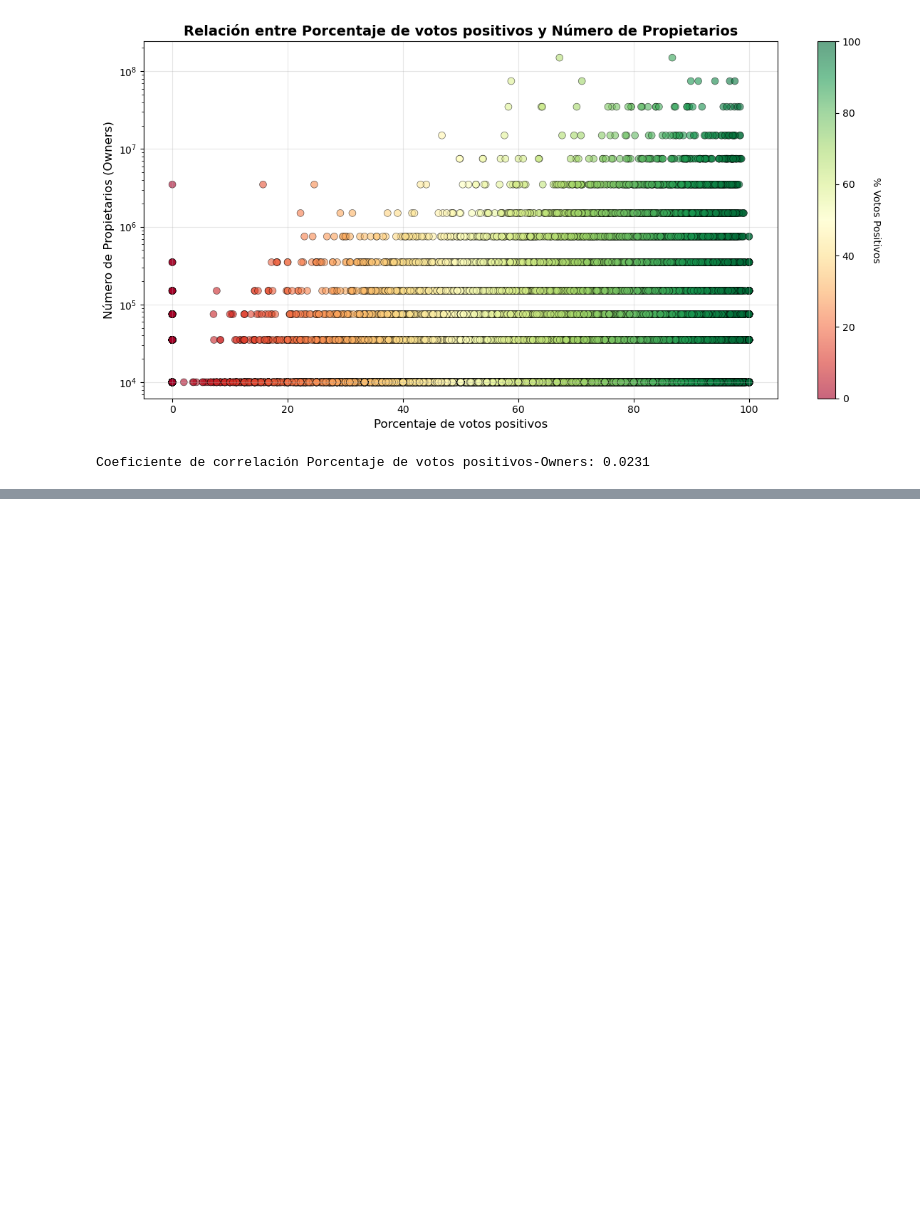
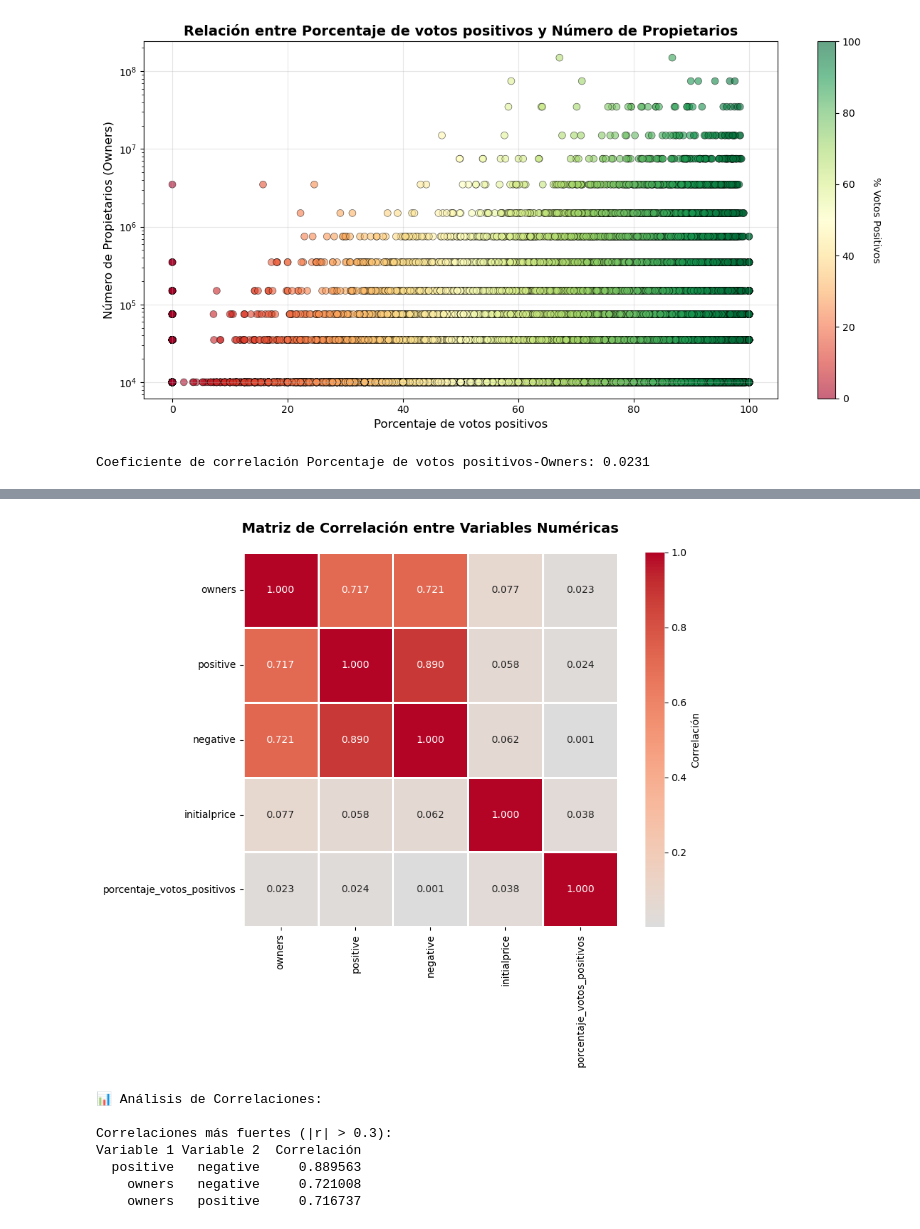
Before and after one commit to MetalMaxALIZ/Proyecto, a Jupyter notebook: notebooks_and_scripts/Analysis.ipynb, the cells around one changed output, grey strips where cells are left out. Saved outputs shown, nothing was run; the diff lists cells and outputs as text; code cells hidden in the pictures; blank space fills up the shorter version.

```diff
--- a/notebooks_and_scripts/Analysis.ipynb
+++ b/notebooks_and_scripts/Analysis.ipynb
@@ -512,0 +545,51 @@ Coeficiente de correlación Porcentaje de votos positivos-Owners: 0.0231
+# %%
+# GRÁFICA 8: Matriz de Correlación entre Variables Numéricas
+# Ver cómo se relacionan todas las variables
+
+import seaborn as sns
+
+# Seleccionar solo columnas numéricas relevantes
+columnas_numericas = ['owners', 'positive', 'negative', 'initialprice', 'porcentaje_votos_positivos']
+df_correlaciones = df_combinado_final[columnas_numericas].corr()
+
+plt.figure(figsize=(10, 8))
+sns.heatmap(df_correlaciones,
+            annot=True,
+            fmt='.3f',
+            cmap='coolwarm',
+            center=0,
+            square=True,
+            linewidths=1,
+            cbar_kws={'label': 'Correlación'})
+plt.title('Matriz de Correlación entre Variables Numéricas', fontsize=14, fontweight='bold', pad=20)
+plt.tight_layout()
+plt.show()
+
+print("\n📊 Análisis de Correlaciones:")
+print("\nCorrelaciones más fuertes (|r| > 0.3):")
+# Obtener pares de correlaciones ordenadas
+correlaciones_lista = []
+for i in range(len(df_correlaciones.columns)):
+    for j in range(i+1, len(df_correlaciones.columns)):
+        corr_val = df_correlaciones.iloc[i, j]
+        if abs(corr_val) > 0.3:
+            correlaciones_lista.append({
+                'Variable 1': df_correlaciones.columns[i],
+                'Variable 2': df_correlaciones.columns[j],
+                'Correlación': corr_val
+            })
+
+if correlaciones_lista:
+    df_corr_sorted = pd.DataFrame(correlaciones_lista).sort_values('Correlación', key=abs, ascending=False)
+    print(df_corr_sorted.to_string(index=False))
+else:
+    print("No se encontraron correlaciones fuertes entre variables.")
+# %% [output]
+[figure, added]
+📊 Análisis de Correlaciones:
+
+Correlaciones más fuertes (|r| > 0.3):
+Variable 1 Variable 2  Correlación
+  positive   negative     0.889563
+    owners   negative     0.721008
+    owners   positive     0.716737
```
Also changed, not shown: parts of 12 cells of this notebook, 5 other files.
